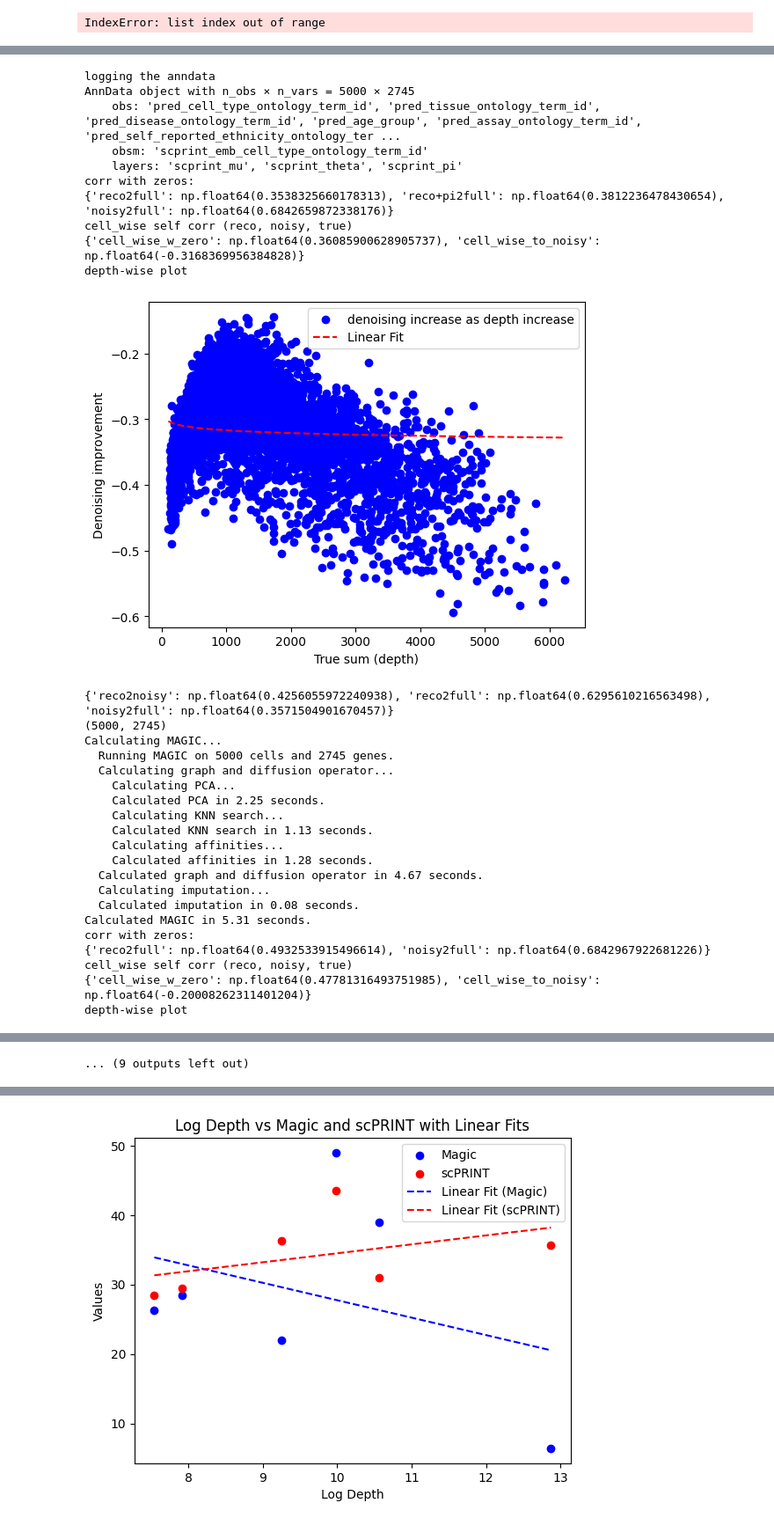
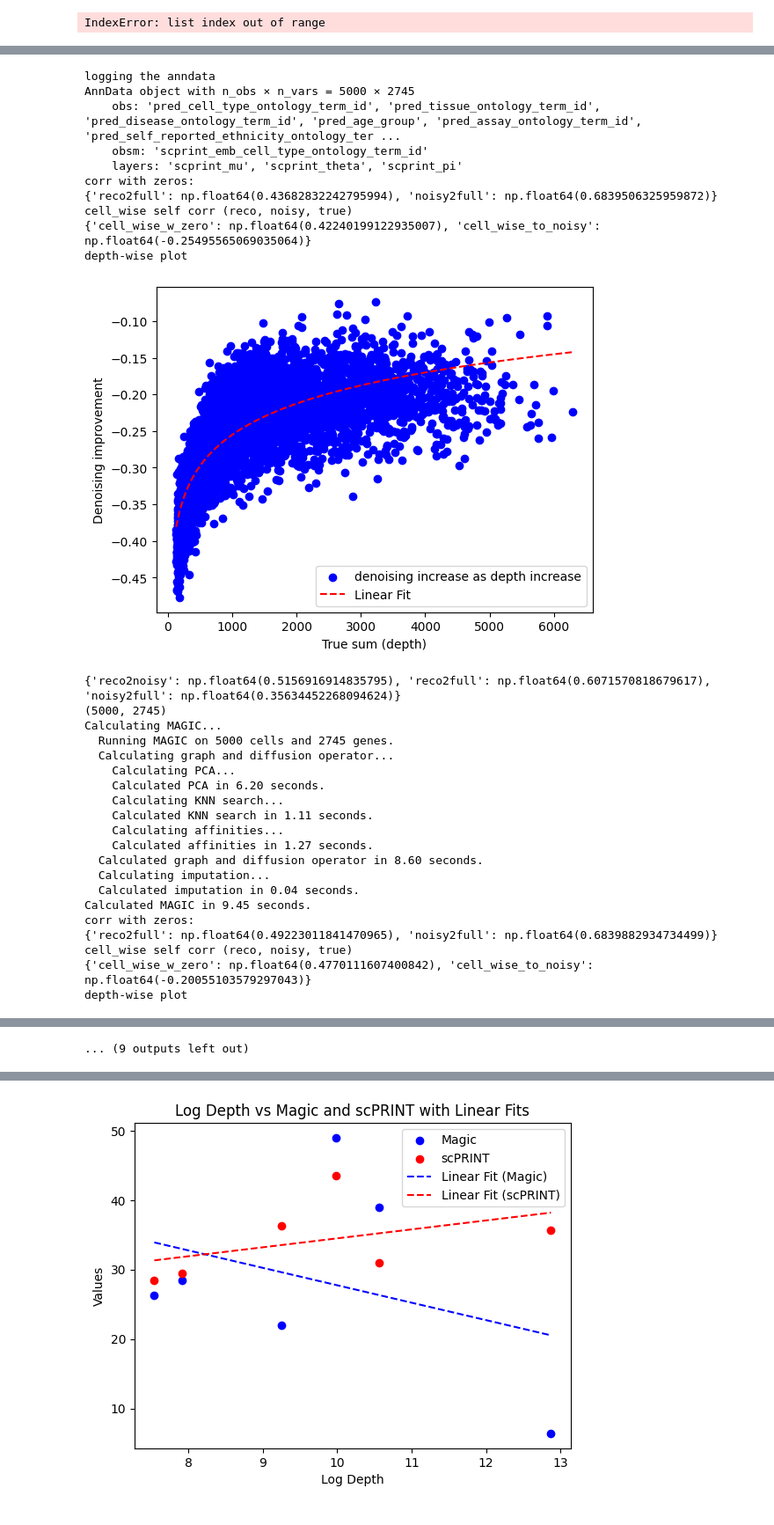
Before and after one commit to cantinilab/scPRINT, a Jupyter notebook: notebooks/scPRINT-2-repro-notebooks/denoising_V2.ipynb, the cells around one changed output, grey strips where cells are left out. Shown at 88% size. Cells and saved outputs as stored; diff of their text form; code cells hidden in the pictures.

```diff
--- a/notebooks/scPRINT-2-repro-notebooks/denoising_V2.ipynb
+++ b/notebooks/scPRINT-2-repro-notebooks/denoising_V2.ipynb
@@ -75,0 +110,6 @@ datasets = {
+# %%
+adata = sc.read(LOC + "kidney" + ".h5ad")
+(adata.X>0).sum(1).mean(), adata.X.sum(1).mean(), adata.shape[0]
+plt.hist(adata.X.sum(1), bins=50)
+plt.show()
+# 1x
@@ -99,6 +141,7 @@ for name, url in datasets.items():
         predict_depth_mult=10,
         downsample_expr=0.7,
         additional_info=True,
+        apply_zero_pred=True,
     )
     res["scprint_" + name], idx, nadata = denoise(model, adata)
     print(res["scprint_" + name])
@@ -162,7 +205,7 @@ for name, url in datasets.items():
         }
     )
     print("depth-wise plot")
-    plot_cell_depth_wise_corr_improvement(cell_wise, true)
+    plot_cell_depth_wise_corr_improvement(cell_wise, true.sum(1))
     print(res["magic_" + name])
     print("--------------------------------")
     print("")
@@ -222,47 +265,47 @@ depth-wise plot
 --------------------------------
 
 doing  kidney
 
 1888.9308
 Dropping layers:  KeysView(Layers with keys: )
 checking raw counts
 removed 0 non primary cells, 39176 renamining
 filtered out 0 cells, 39176 renamining
 Removed 107 genes not known to the ontology
 Removed 0 duplicate genes
 ... (6 lines left out)
     var: 'feature_is_filtered', 'feature_name', 'feature_reference', 'feature_biotype', 'feature_length', 'feature_type', 'uid', 'symbol', 'biotype', 'organism_id', 'branch_id', 'mt', 'ribo', 'hb', 'o ...
     uns: 'unseen_genes'
 working on 2745 accepted genes
 not on wandb, could not set name
 logging the anndata
 AnnData object with n_obs × n_vars = 5000 × 2745
     obs: 'pred_cell_type_ontology_term_id', 'pred_tissue_ontology_term_id', 'pred_disease_ontology_term_id', 'pred_age_group', 'pred_assay_ontology_term_id', 'pred_self_reported_ethnicity_ontology_ter ...
     obsm: 'scprint_emb_cell_type_ontology_term_id'
     layers: 'scprint_mu', 'scprint_theta', 'scprint_pi'
 corr with zeros:
-{'reco2full': np.float64(0.3538325660178313), 'reco+pi2full': np.float64(0.3812236478430654), 'noisy2full': np.float64(0.6842659872338176)}
+{'reco2full': np.float64(0.43682832242795994), 'noisy2full': np.float64(0.6839506325959872)}
 cell_wise self corr (reco, noisy, true)
-{'cell_wise_w_zero': np.float64(0.36085900628905737), 'cell_wise_to_noisy': np.float64(-0.3168369956384828)}
+{'cell_wise_w_zero': np.float64(0.42240199122935007), 'cell_wise_to_noisy': np.float64(-0.25495565069035064)}
 depth-wise plot
-[figure, old version]
+[figure, new version]
-{'reco2noisy': np.float64(0.4256055972240938), 'reco2full': np.float64(0.6295610216563498), 'noisy2full': np.float64(0.3571504901670457)}
+{'reco2noisy': np.float64(0.5156916914835795), 'reco2full': np.float64(0.6071570818679617), 'noisy2full': np.float64(0.35634452268094624)}
 (5000, 2745)
 Calculating MAGIC...
   Running MAGIC on 5000 cells and 2745 genes.
   Calculating graph and diffusion operator...
     Calculating PCA...
-    Calculated PCA in 2.25 seconds.
+    Calculated PCA in 6.20 seconds.
     Calculating KNN search...
-    Calculated KNN search in 1.13 seconds.
+    Calculated KNN search in 1.11 seconds.
     Calculating affinities...
-    Calculated affinities in 1.28 seconds.
-  Calculated graph and diffusion operator in 4.67 seconds.
+    Calculated affinities in 1.27 seconds.
+  Calculated graph and diffusion operator in 8.60 seconds.
   Calculating imputation...
-  Calculated imputation in 0.08 seconds.
-Calculated MAGIC in 5.31 seconds.
+  Calculated imputation in 0.04 seconds.
+Calculated MAGIC in 9.45 seconds.
 corr with zeros:
-{'reco2full': np.float64(0.4932533915496614), 'noisy2full': np.float64(0.6842967922681226)}
+{'reco2full': np.float64(0.49223011841470965), 'noisy2full': np.float64(0.6839882934734499)}
 cell_wise self corr (reco, noisy, true)
-{'cell_wise_w_zero': np.float64(0.47781316493751985), 'cell_wise_to_noisy': np.float64(-0.20008262311401204)}
+{'cell_wise_w_zero': np.float64(0.4770111607400842), 'cell_wise_to_noisy': np.float64(-0.20055103579297043)}
 depth-wise plot
```
Also changed, not shown: parts of 8 cells of this notebook, 14 other files.
